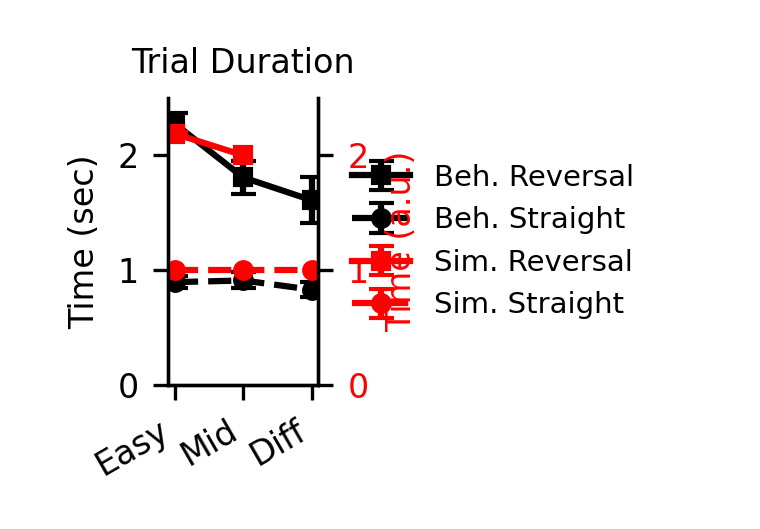
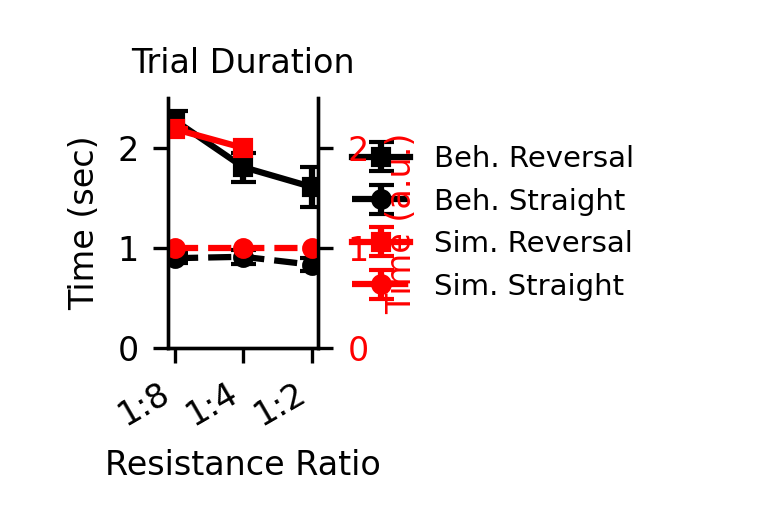
Before and after one commit to n-yamauchi/Yamauchi2025NeuroScienceResearch, a Jupyter notebook: data_fig.ipynb, the cells around one changed output. Drawn from its saved outputs; the diff is of its cells as text; code cells hidden in the pictures.

```diff
--- a/data_fig.ipynb
+++ b/data_fig.ipynb
@@ -344,7 +389,8 @@ except FileNotFoundError as e:
     print(f"Error: File Not Found. {e}")
     exit()
 
-difficulty_labels = ['Easy', 'Mid', 'Diff']
+difficulty_labels = ['Easy','Mid','Diff']
+xtick_labels = ['1:8', '1:4', '1:2']
 x = np.arange(len(difficulty_labels))
 
 no_error_duration_mean = initial_error_df['Mean_Duration_No_Error']
@@ -372,32 +418,33 @@ ax2.errorbar(x, no_error_duration_mean, yerr=no_error_duration_sem, color='red',
 ax.set_title('Trial Duration', fontsize=8)
 ax.set_ylabel('Time (sec)', fontsize=8)
 ax2.set_ylabel('Time (a.u.)', fontsize=8, color='red')
+ax.set_xlabel('Resistance Ratio', fontsize=8)
 
 ax.set_xticks(x)
-ax.set_xticklabels(difficulty_labels, rotation=30, ha='right')
+ax.set_xticklabels(xtick_labels, rotation=30, ha='right')
 
 ax.tick_params(axis='y', labelsize=8)
 ax2.tick_params(axis='y', labelcolor='red', labelsize=8)
 ax.tick_params(axis='x', labelsize=8)
 
 ax.spines[['top']].set_visible(False)
 ax2.spines[['top']].set_visible(False)
 
 lines, labels = ax.get_legend_handles_labels()
 lines2, labels2 = ax2.get_legend_handles_labels()
 ax.legend(lines + lines2, labels + labels2, fontsize=7, frameon=False, loc='center left', bbox_to_anchor=(1.05, 0.5))
 
 all_values_ax1 = pd.concat([wo_com_duration_mean + wo_com_duration_sem, com_duration_mean + com_duration_sem])
 if all_values_ax1.notna().any():
     ax.set_ylim(0, 2.5)
 
 all_values_ax2 = pd.concat([no_error_duration_mean + no_error_duration_sem, with_error_duration_mean + with_error_duration_sem]) * 1100
 if all_values_ax2.notna().any():
     ax2.set_ylim(0, 2.5)
 
 plt.tight_layout()
 plt.savefig("comparison_duration_line_plot_dual_axis_CI.svg", format="svg", bbox_inches='tight')
 plt.show()
 plt.close()
 # %% [output]
-[figure, old version]
+[figure, new version]
```
Also changed, not shown: parts of 9 cells of this notebook, 4 other files.
